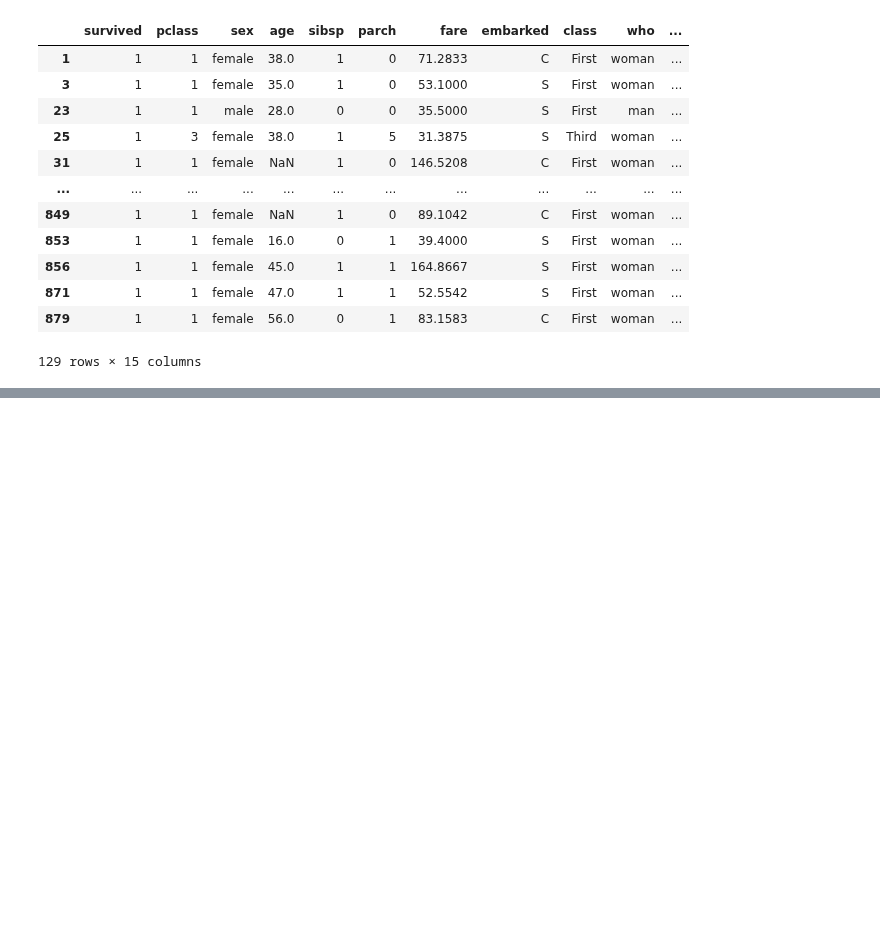
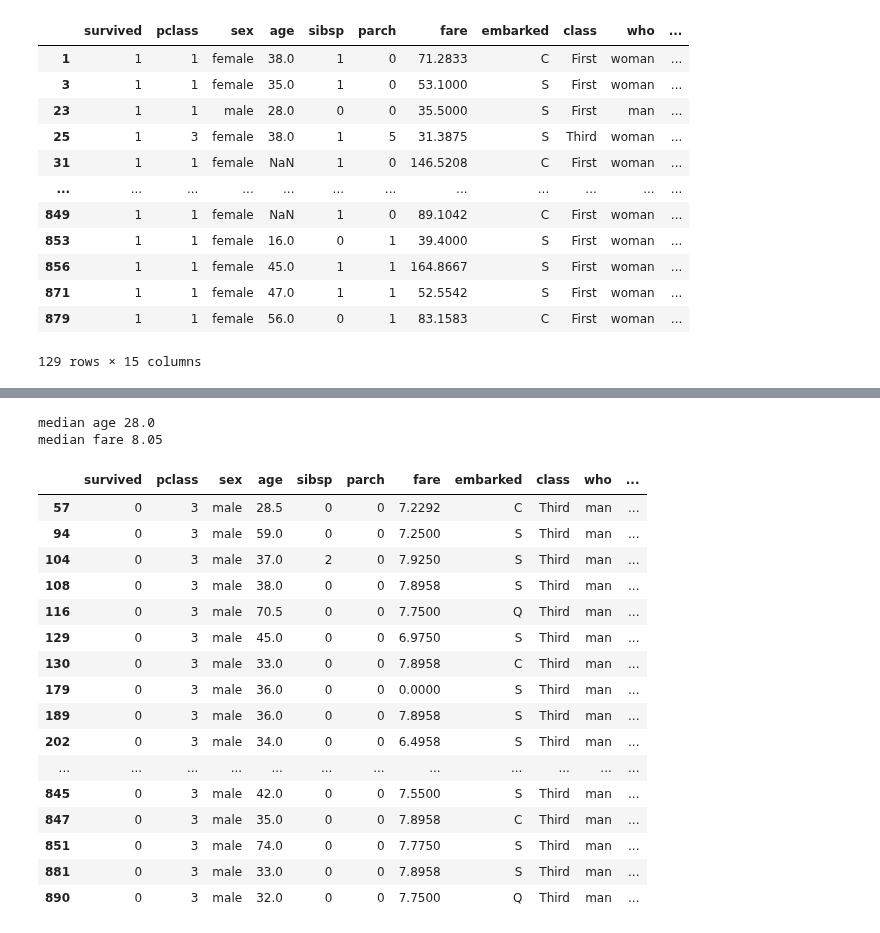
Before and after one commit to Vaishnavi-Gajinkar/Codingwise, a Jupyter notebook: projectsNcasestudies/titanicCS.ipynb, the cells around one changed output, grey strips where cells are left out. Drawn from its saved outputs; the diff is of its cells as text; code cells hidden in the pictures; blank space fills up the shorter version.

```diff
--- a/projectsNcasestudies/titanicCS.ipynb
+++ b/projectsNcasestudies/titanicCS.ipynb
@@ -424,0 +470,29 @@ df[(df['fare']>df['fare'].quantile(0.75)) & (df['survived']==1)]
+# %%
+# Q13. Find passengers who were older than the median age of the dataset, traveled in third class,
+# and paid a fare less than the median fare of third-class passengers.
+
+med_age = df['age'].median()
+med_fare_3C = df.groupby(['class'])['fare'].median()['Third']
+print(f'median age {med_age} \nmedian fare {med_fare_3C}')
+
+df[(df['age']>med_age) & (df['class']=='Third') & (df['fare']<med_fare_3C)]
+# %% [output]
+median age 28.0
+median fare 8.05
+|  | survived | pclass | sex | age | sibsp | parch | fare | embarked | class | who | ... |
+| 57 | 0 | 3 | male | 28.5 | 0 | 0 | 7.2292 | C | Third | man | ... |
+| 94 | 0 | 3 | male | 59.0 | 0 | 0 | 7.2500 | S | Third | man | ... |
+| 104 | 0 | 3 | male | 37.0 | 2 | 0 | 7.9250 | S | Third | man | ... |
+| 108 | 0 | 3 | male | 38.0 | 0 | 0 | 7.8958 | S | Third | man | ... |
+| 116 | 0 | 3 | male | 70.5 | 0 | 0 | 7.7500 | Q | Third | man | ... |
+| 129 | 0 | 3 | male | 45.0 | 0 | 0 | 6.9750 | S | Third | man | ... |
+| 130 | 0 | 3 | male | 33.0 | 0 | 0 | 7.8958 | C | Third | man | ... |
+| 179 | 0 | 3 | male | 36.0 | 0 | 0 | 0.0000 | S | Third | man | ... |
+| 189 | 0 | 3 | male | 36.0 | 0 | 0 | 7.8958 | S | Third | man | ... |
+| 202 | 0 | 3 | male | 34.0 | 0 | 0 | 6.4958 | S | Third | man | ... |
+| ... | ... | ... | ... | ... | ... | ... | ... | ... | ... | ... | ... |
+| 845 | 0 | 3 | male | 42.0 | 0 | 0 | 7.5500 | S | Third | man | ... |
+| 847 | 0 | 3 | male | 35.0 | 0 | 0 | 7.8958 | C | Third | man | ... |
+| 851 | 0 | 3 | male | 74.0 | 0 | 0 | 7.7750 | S | Third | man | ... |
+| 881 | 0 | 3 | male | 33.0 | 0 | 0 | 7.8958 | S | Third | man | ... |
+| 890 | 0 | 3 | male | 32.0 | 0 | 0 | 7.7500 | Q | Third | man | ... |
```
Also changed, not shown: parts of 3 cells of this notebook.
